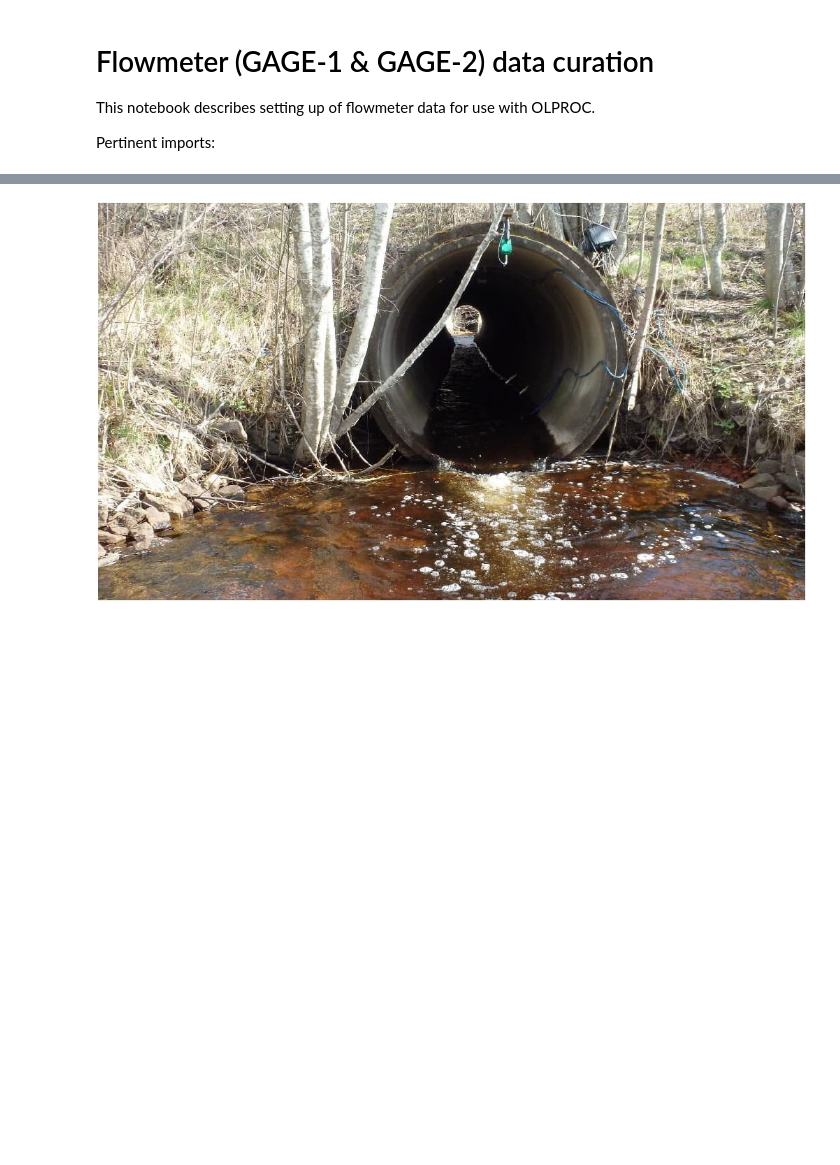
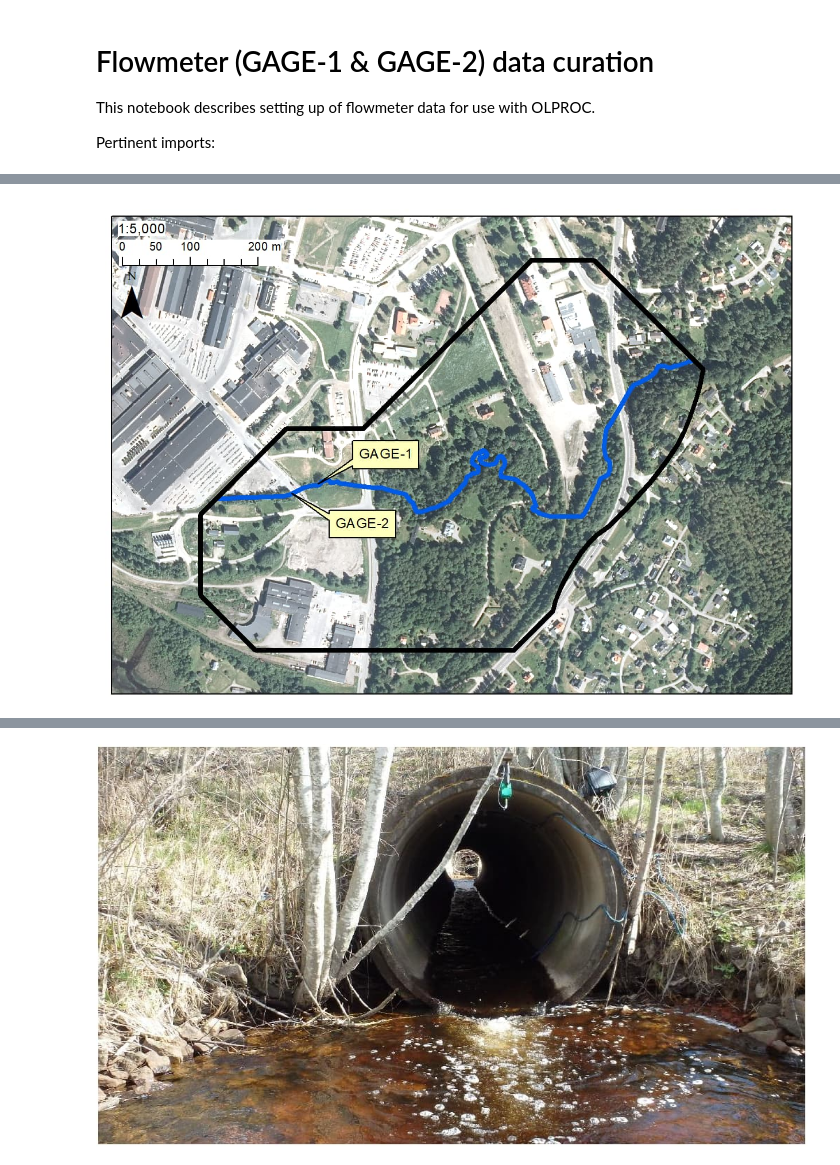
Before and after one commit to nikobenho/hagfors_gwm, a Jupyter notebook: notebooks/data_curation/setup_flowmeter_gage_obs.ipynb, the cells around one changed output, grey strips where cells are left out. Drawn from its saved outputs; the diff is of its cells as text; code cells hidden in the pictures; blank space fills up the shorter version.

Commit message:
Add image support
Make images show up in Github online

```diff
--- a/notebooks/data_curation/setup_flowmeter_gage_obs.ipynb
+++ b/notebooks/data_curation/setup_flowmeter_gage_obs.ipynb
@@ -32,0 +21,4 @@ Figure 3. Photo showing the concrete tunnel where GAGE-2 is installed. Modified
+# %%
+Image(filename="figures/hagfors-map-gages-loc.jpg")
+# %% [output]
+[figure, added]
```
Also changed, not shown: parts of 6 cells of this notebook.
